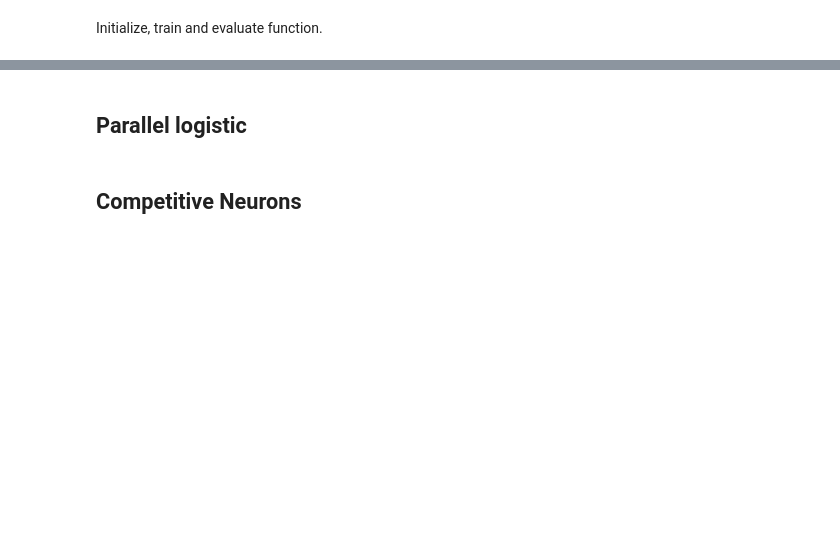
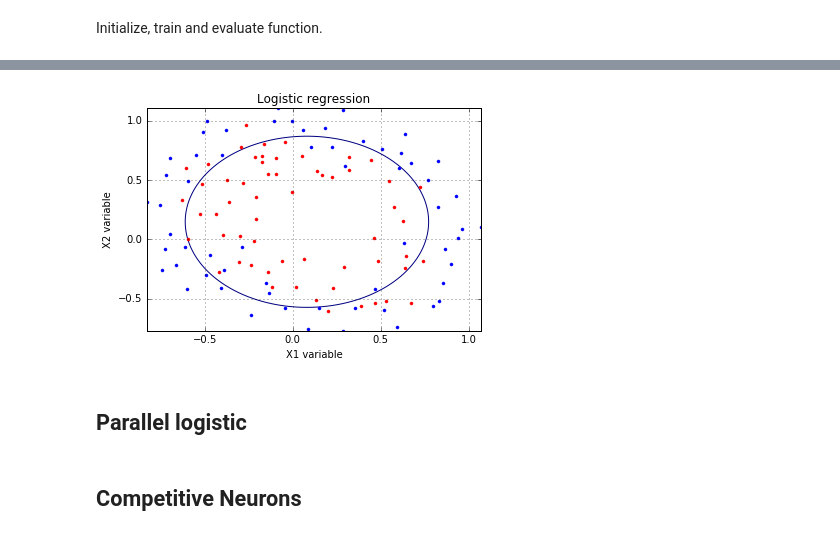
Before and after one commit to RHDZMOTA/metallic_blue_lizard, a Jupyter notebook: Introduction_neural_net.ipynb, the cells around one changed output, grey strips where cells are left out. Saved outputs shown, nothing was run; the diff lists cells and outputs as text; code cells hidden in the pictures; blank space fills up the shorter version.

Commit message:
add more examples for logistic regression

```diff
--- a/Introduction_neural_net.ipynb
+++ b/Introduction_neural_net.ipynb
@@ -115,3 +128,54 @@ plt.show()
+# %%
+# read data
+data = pd.read_csv('data_2.csv',header=None)
+data = data.rename(columns = {data.columns[0]:'x1',data.columns[1]:'x2',data.columns[2]:'y'})
+x_d = data[data.columns[:-1]]
+y_d = data[data.columns[-1]]
+
+x1 = x_d[data.columns[0]].values
+x2 = x_d[data.columns[1]].values
+mask = y_d.values
+
+data.head()
+
+# feed the model with polyn features
+
+x_d['x1_2'] = x_d['x1'].apply(lambda x: x ** 2)
+x_d['x2_2'] = x_d['x2'].apply(lambda x: x ** 2)
+
+neuron2 = simple_logistic(x_data = x_d, y_data = y_d)
+neuron2.train()
+neuron2.evaluate()
+
+
+# plot the results
+mask = np.array(list(map(bool, mask)))
+g_x1 = np.linspace(min(x1), max(x1), 100)
+g_x2 = np.linspace(min(x2), max(x2), 100)
+mg1, mg2 = np.meshgrid(g_x1, g_x2)
+r, c = np.shape(mg1)
+
+gx1 = np.reshape(mg1, (r*c,))
+gx2 = np.reshape(mg2, (r*c,))
+
+pl_x = pd.DataFrame({'gx1':gx1, 'gx2':gx2})
+pl_x['x1_2'] = pl_x['gx1'].apply(lambda x: x ** 2)
+pl_x['x2_2'] = pl_x['gx2'].apply(lambda x: x ** 2)
+
+neuron2.evaluate(x = pl_x)
+
+y_est = np.reshape(neuron2.probability.values, (r,c))
+
+plt.figure()
+plt.plot(x_d.iloc[mask].x1,x_d.iloc[mask].x2, 'r.',x_d.iloc[mask == False].x1,x_d.iloc[mask == False].x2, 'b.' )
+plt.contour(g_x1,g_x2,y_est, 1)
+plt.title('Logistic regression')
+plt.xlabel('X1 variable')
+plt.ylabel('X2 variable')
+plt.grid()
+plt.show()
+# %% [output]
+[figure, added]
 # %% [markdown]
 ## Parallel logistic
 # %% [markdown]
```
Also changed, not shown: parts of 8 cells of this notebook.
